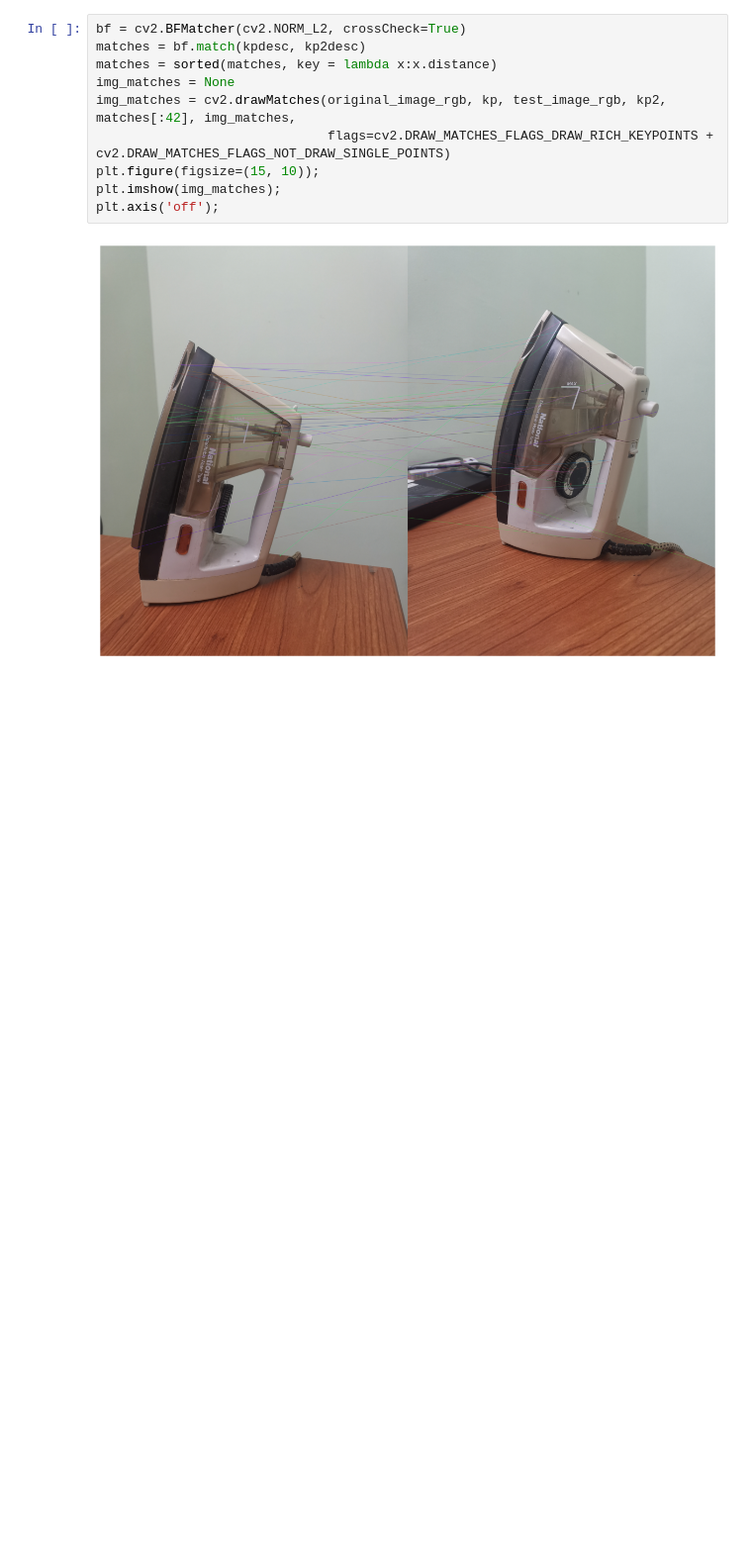
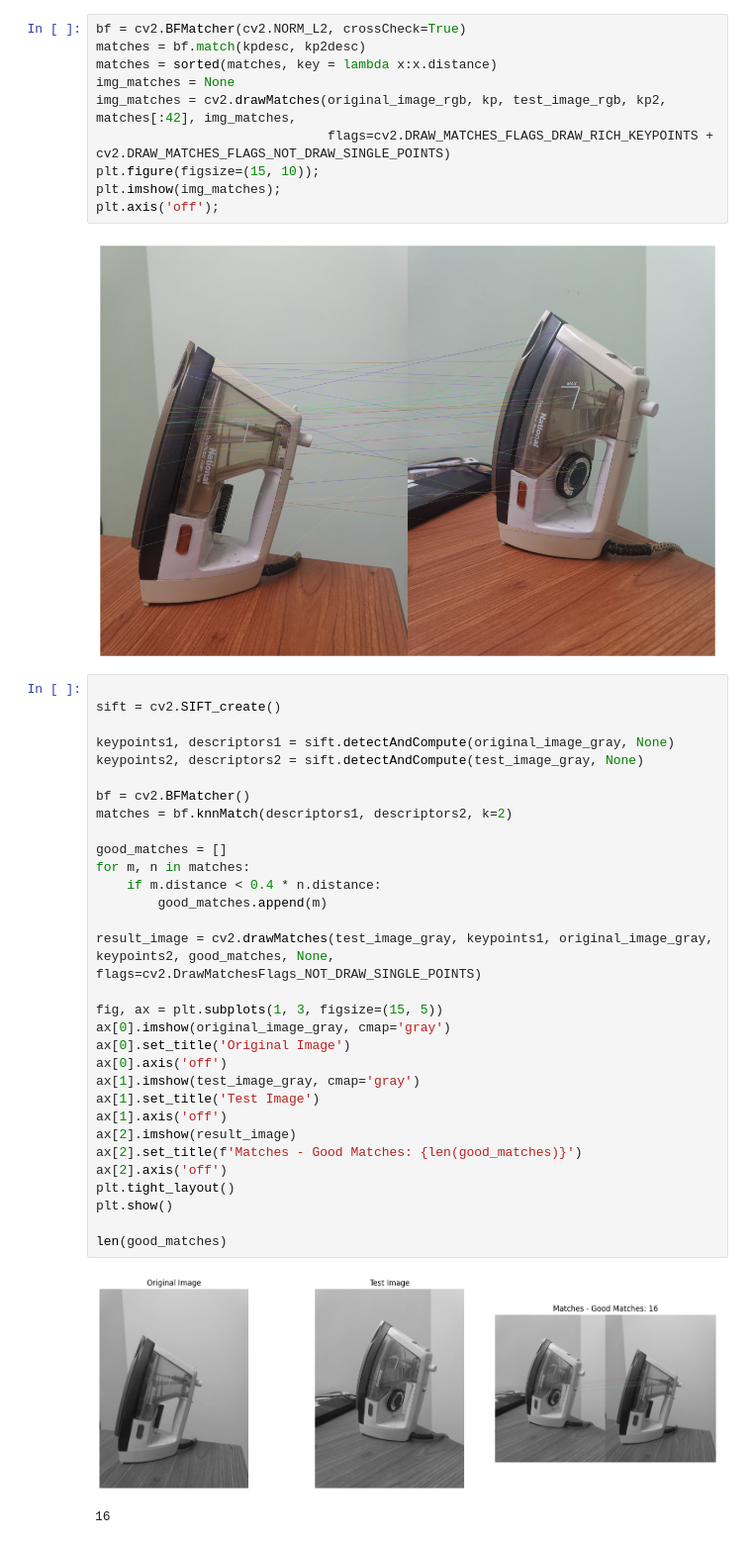
Before and after one commit to WelsonAA/CV-Assesment, a Jupyter notebook: assesment_mini.ipynb, the cells around one changed output. Shown at 99% size. Cells and saved outputs as stored; diff of their text form; blank space fills up the shorter version.

```diff
--- a/assesment_mini.ipynb
+++ b/assesment_mini.ipynb
@@ -46,3 +46,37 @@ plt.imshow(img_matches);
 plt.axis('off');
 # %% [output]
 [figure]
+# %%
+
+sift = cv2.SIFT_create()
+
+keypoints1, descriptors1 = sift.detectAndCompute(original_image_gray, None)
+keypoints2, descriptors2 = sift.detectAndCompute(test_image_gray, None)
+
+bf = cv2.BFMatcher()
+matches = bf.knnMatch(descriptors1, descriptors2, k=2)
+
+good_matches = []
+for m, n in matches:
+    if m.distance < 0.4 * n.distance:
+        good_matches.append(m)
+
+result_image = cv2.drawMatches(test_image_gray, keypoints1, original_image_gray, keypoints2, good_matches, None, flags=cv2.DrawMatchesFlags_NOT_DRAW_SINGLE_POINTS)
+
+fig, ax = plt.subplots(1, 3, figsize=(15, 5))
+ax[0].imshow(original_image_gray, cmap='gray')
+ax[0].set_title('Original Image')
+ax[0].axis('off')
+ax[1].imshow(test_image_gray, cmap='gray')
+ax[1].set_title('Test Image')
+ax[1].axis('off')
+ax[2].imshow(result_image)
+ax[2].set_title(f'Matches - Good Matches: {len(good_matches)}')
+ax[2].axis('off')
+plt.tight_layout()
+plt.show()
+
+len(good_matches)
+# %% [output]
+[figure, added]
+16
```
Also changed, not shown: parts of 1 cell of this notebook.
